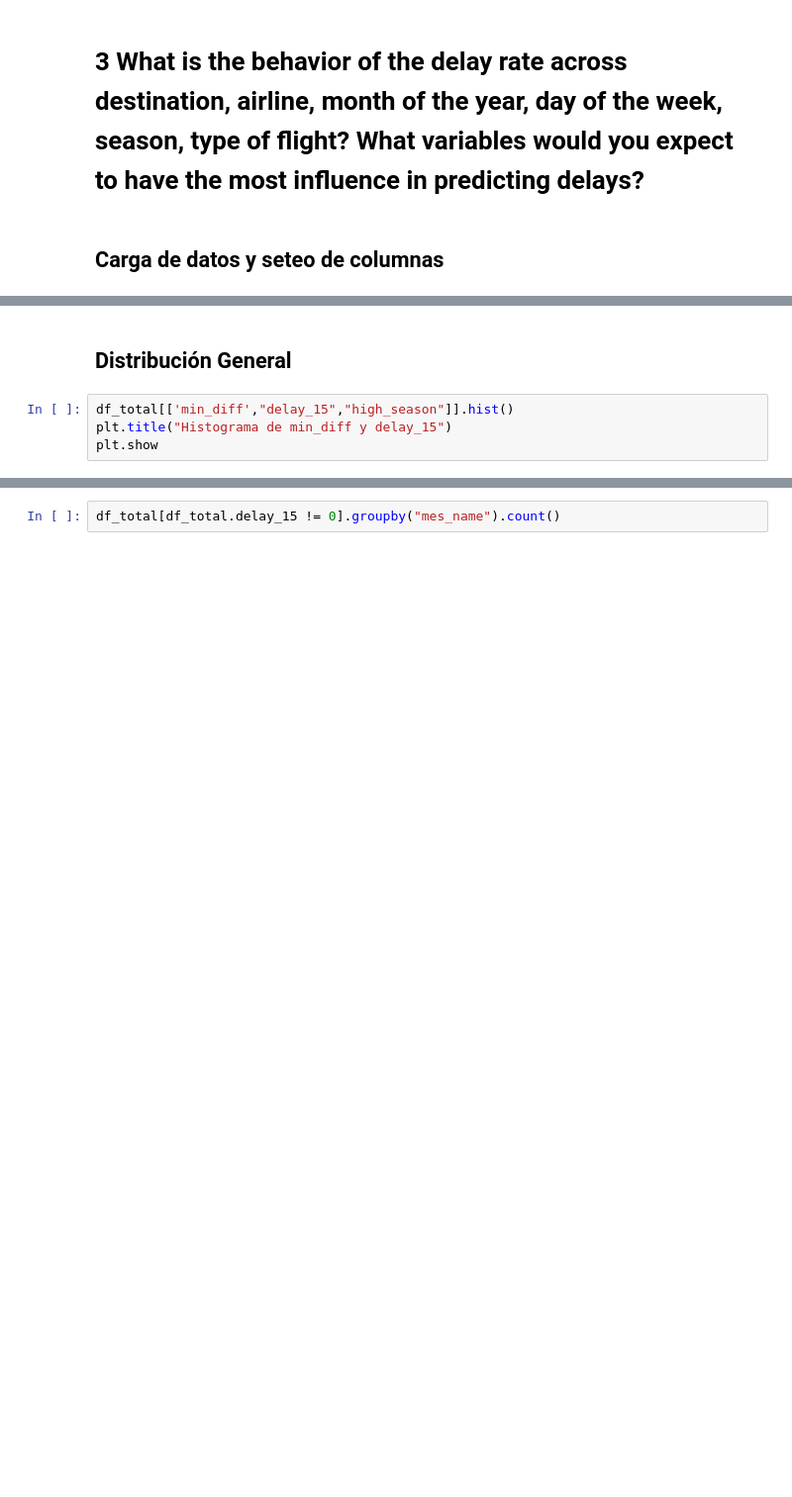
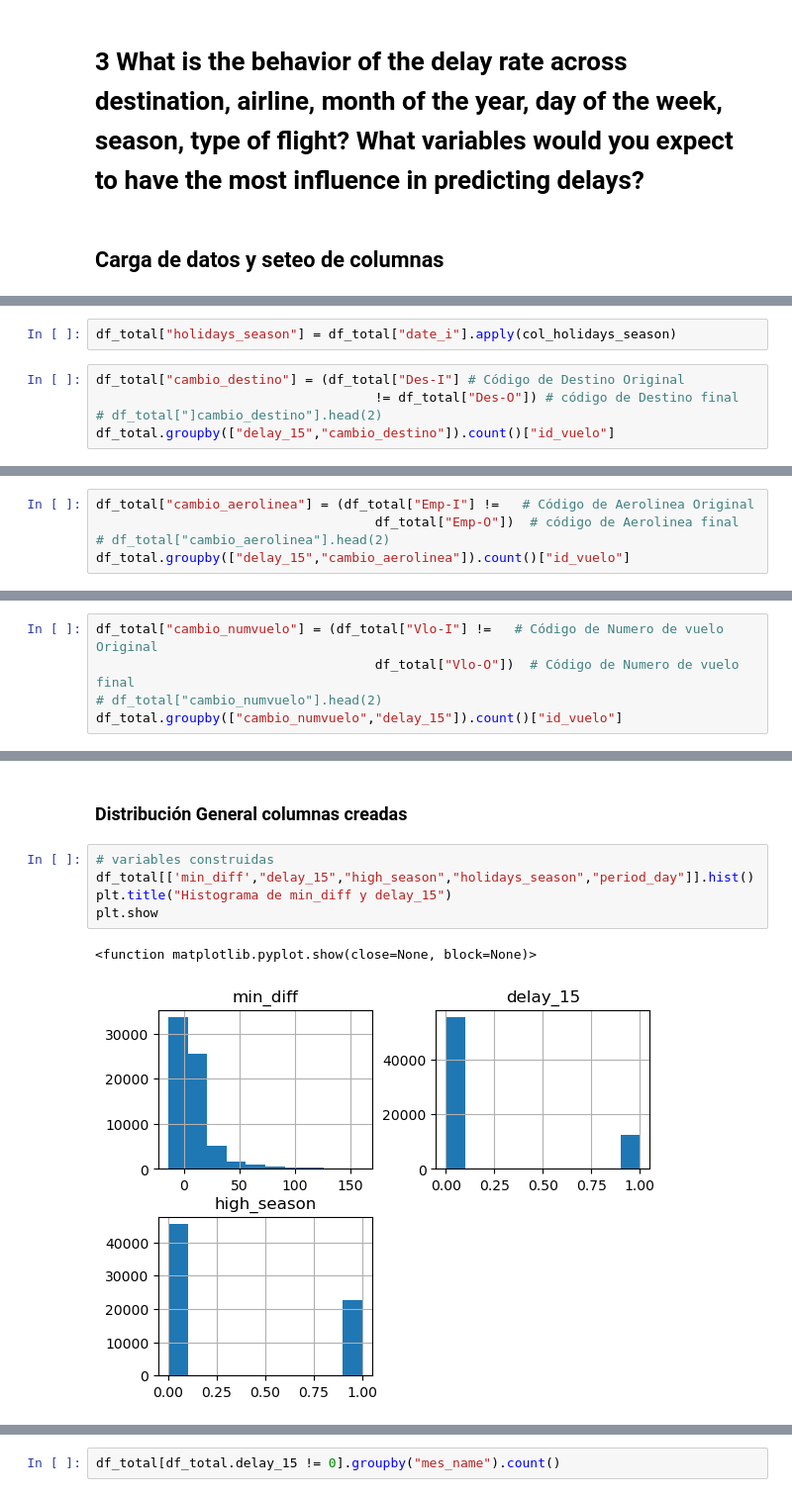
Before and after one commit to rolftb/Challenge-Data-Scientist-Rolf-Traeger, a Jupyter notebook: Transformacion.ipynb, the cells around one changed output, grey strips where cells are left out. Shown at 99% size. Cells and saved outputs as stored; diff of their text form; blank space fills up the shorter version.

```diff
--- a/Transformacion.ipynb
+++ b/Transformacion.ipynb
@@ -718,0 +761,7 @@ df_total.head(2)
+# %%
+df_total["holidays_season"] = df_total["date_i"].apply(col_holidays_season)
+# %%
+df_total["cambio_destino"] = (df_total["Des-I"] # Código de Destino Original
+                                    != df_total["Des-O"]) # código de Destino final
+# df_total["]cambio_destino"].head(2)
+df_total.groupby(["delay_15","cambio_destino"]).count()["id_vuelo"]
@@ -718,0 +775,5 @@ df_total.head(2)
+# %%
+df_total["cambio_aerolinea"] = (df_total["Emp-I"] !=   # Código de Aerolinea Original
+                                    df_total["Emp-O"])  # código de Aerolinea final
+# df_total["cambio_aerolinea"].head(2)
+df_total.groupby(["delay_15","cambio_aerolinea"]).count()["id_vuelo"]
@@ -718,0 +787,5 @@ df_total.head(2)
+# %%
+df_total["cambio_numvuelo"] = (df_total["Vlo-I"] !=   # Código de Numero de vuelo Original
+                                    df_total["Vlo-O"])  # Código de Numero de vuelo final
+# df_total["cambio_numvuelo"].head(2)
+df_total.groupby(["cambio_numvuelo","delay_15"]).count()["id_vuelo"]
@@ -719,6 +856,10 @@ df_total.head(2)
 # %% [markdown]
-## Distribución General
+### Distribución General columnas creadas
 # %%
-df_total[['min_diff',"delay_15","high_season"]].hist()
+# variables construidas
+df_total[['min_diff',"delay_15","high_season","holidays_season","period_day"]].hist()
 plt.title("Histograma de min_diff y delay_15")
 plt.show
+# %% [output]
+<function matplotlib.pyplot.show(close=None, block=None)>
+[figure, added]
```
Also changed, not shown: parts of 35 cells of this notebook.
